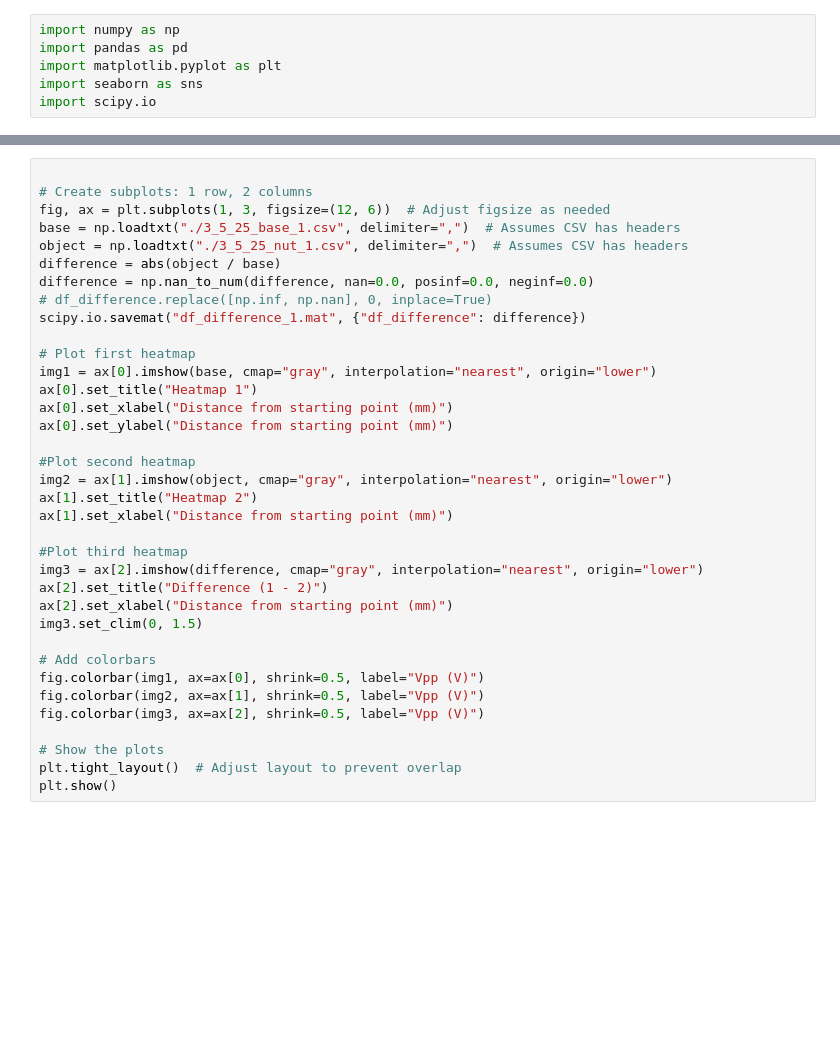
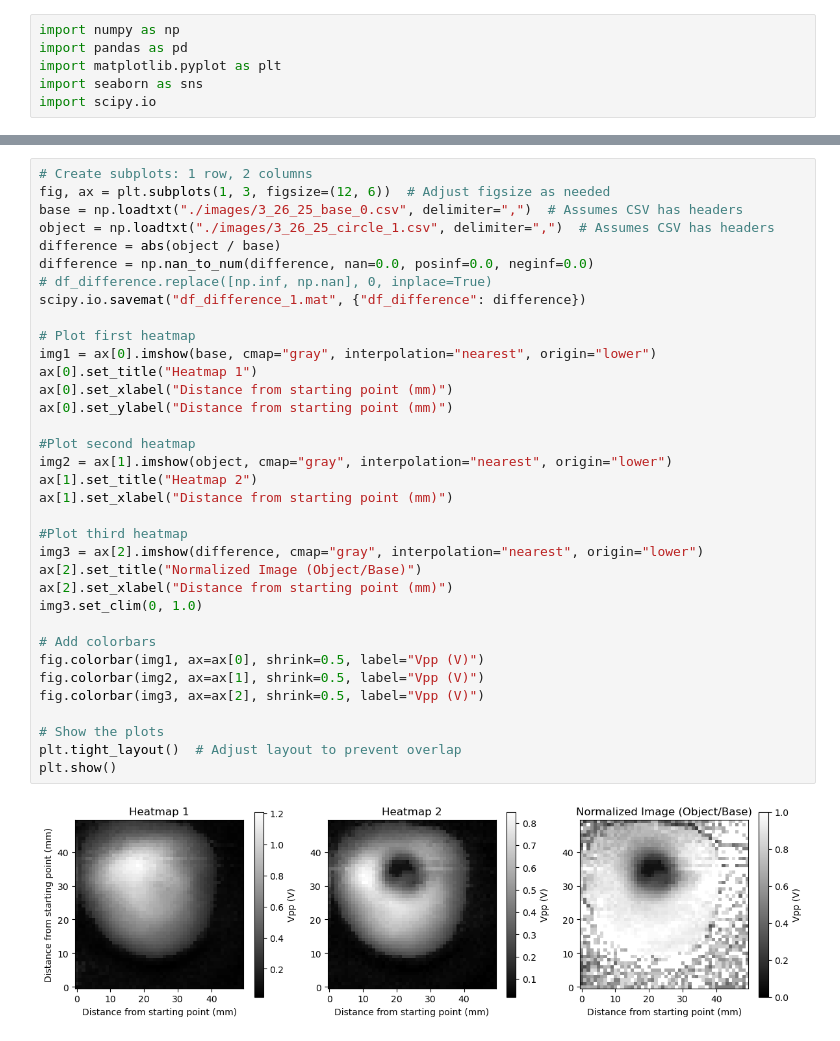
Before and after one commit to krishatch/senior-design, a Jupyter notebook: read_measurements.ipynb, the cells around one changed output, grey strips where cells are left out. Cells and saved outputs as stored; diff of their text form; blank space fills up the shorter version.

```diff
--- a/read_measurements.ipynb
+++ b/read_measurements.ipynb
@@ -7,36 +18,37 @@ import scipy.io
 # %%
-
 # Create subplots: 1 row, 2 columns
 fig, ax = plt.subplots(1, 3, figsize=(12, 6))  # Adjust figsize as needed
-base = np.loadtxt("./3_5_25_base_1.csv", delimiter=",")  # Assumes CSV has headers
-object = np.loadtxt("./3_5_25_nut_1.csv", delimiter=",")  # Assumes CSV has headers
+base = np.loadtxt("./images/3_26_25_base_0.csv", delimiter=",")  # Assumes CSV has headers
+object = np.loadtxt("./images/3_26_25_circle_1.csv", delimiter=",")  # Assumes CSV has headers
 difference = abs(object / base)
 difference = np.nan_to_num(difference, nan=0.0, posinf=0.0, neginf=0.0)
 # df_difference.replace([np.inf, np.nan], 0, inplace=True)
 scipy.io.savemat("df_difference_1.mat", {"df_difference": difference})
 
 # Plot first heatmap
 img1 = ax[0].imshow(base, cmap="gray", interpolation="nearest", origin="lower")
 ax[0].set_title("Heatmap 1")
 ax[0].set_xlabel("Distance from starting point (mm)")
 ax[0].set_ylabel("Distance from starting point (mm)")
 
 #Plot second heatmap
 img2 = ax[1].imshow(object, cmap="gray", interpolation="nearest", origin="lower")
 ax[1].set_title("Heatmap 2")
 ax[1].set_xlabel("Distance from starting point (mm)")
 
 #Plot third heatmap
 img3 = ax[2].imshow(difference, cmap="gray", interpolation="nearest", origin="lower")
-ax[2].set_title("Difference (1 - 2)")
+ax[2].set_title("Normalized Image (Object/Base)")
 ax[2].set_xlabel("Distance from starting point (mm)")
-img3.set_clim(0, 1.5)
+img3.set_clim(0, 1.0)
 
 # Add colorbars
 fig.colorbar(img1, ax=ax[0], shrink=0.5, label="Vpp (V)")
 fig.colorbar(img2, ax=ax[1], shrink=0.5, label="Vpp (V)")
 fig.colorbar(img3, ax=ax[2], shrink=0.5, label="Vpp (V)")
 
 # Show the plots
 plt.tight_layout()  # Adjust layout to prevent overlap
 plt.show()
+# %% [output]
+[figure, added]
```
Also changed, not shown: parts of 1 cell of this notebook, 10 other files.
